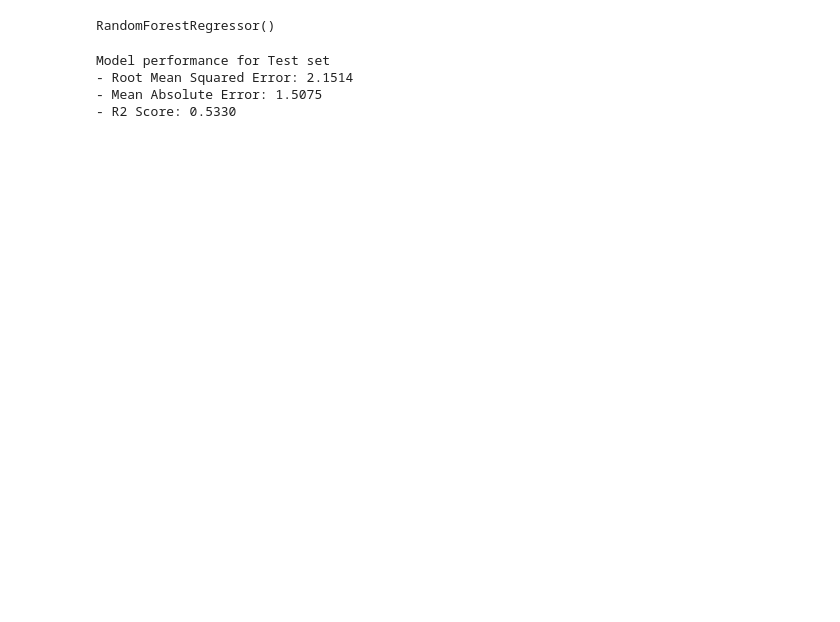
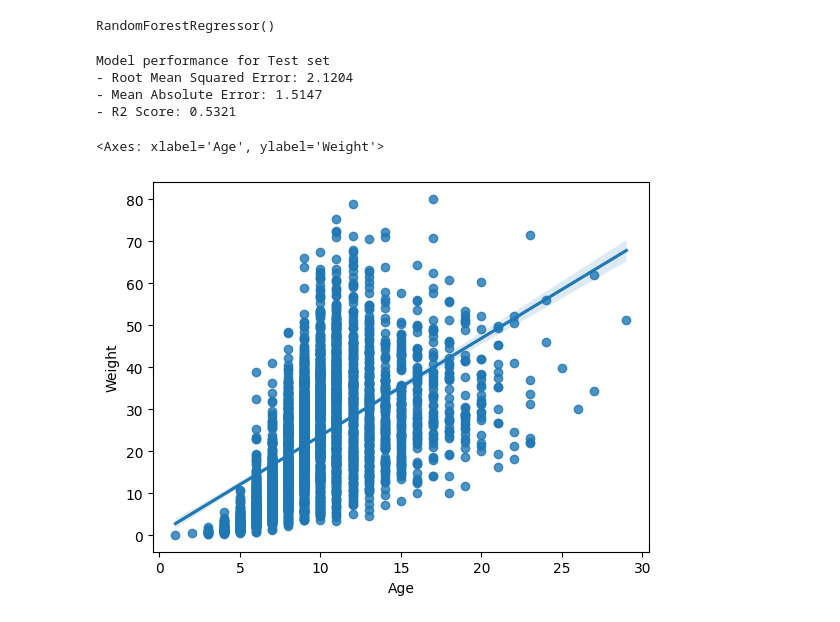
Before and after one commit to realyashsehgal/Age-Prediction, a Jupyter notebook: Models/Main.ipynb, the cells around one changed output. Saved outputs shown, nothing was run; the diff lists cells and outputs as text; code cells hidden in the pictures; blank space fills up the shorter version.

```diff
--- a/Models/Main.ipynb
+++ b/Models/Main.ipynb
@@ -322,6 +331,7 @@ def evaluate_model(true, predicted):
     r2_square = r2_score(true,predicted)
     return mae, rmse, r2_square
 # %%
+y_pred_rf = rf_model.predict(X_test)
 model_test_mae , model_test_rmse, model_test_r2 = evaluate_model(y_test, y_pred_rf)
 print('Model performance for Test set')
 print("- Root Mean Squared Error: {:.4f}".format(model_test_rmse))
@@ -329,6 +339,12 @@ print("- Mean Absolute Error: {:.4f}".format(model_test_mae))
 print("- R2 Score: {:.4f}".format(model_test_r2))
 # %% [output]
 Model performance for Test set
-- Root Mean Squared Error: 2.1514
-- Mean Absolute Error: 1.5075
-- R2 Score: 0.5330
+- Root Mean Squared Error: 2.1204
+- Mean Absolute Error: 1.5147
+- R2 Score: 0.5321
+# %%
+import seaborn as sns
+sns.regplot(x="Age", y="Weight", data=df_final)
+# %% [output]
+<Axes: xlabel='Age', ylabel='Weight'>
+[figure, added]
```
Also changed, not shown: parts of 15 cells of this notebook.
